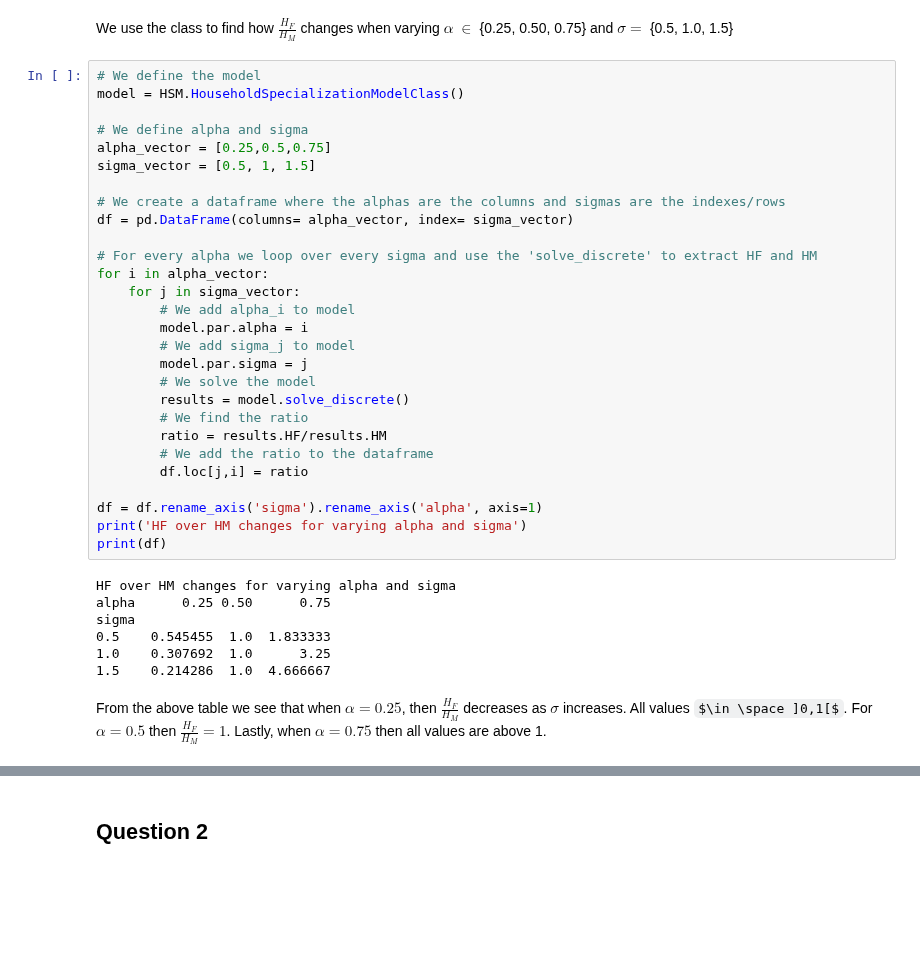
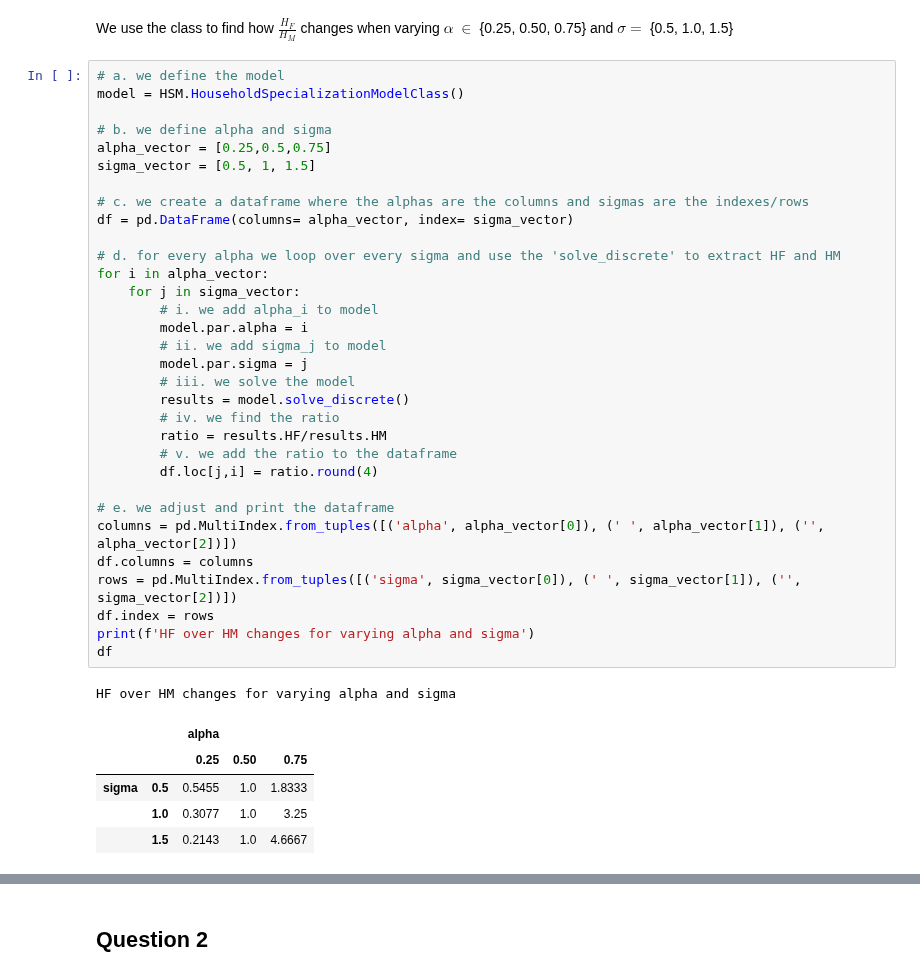
Before and after one commit to NumEconCopenhagen/projects-2023-cbjk, a Jupyter notebook: inauguralproject/inauguralproject.ipynb, the cells around one changed output, grey strips where cells are left out. Saved outputs shown, nothing was run; the diff lists cells and outputs as text; some formulas as TeX source; blank space fills up the shorter version.

```diff
--- a/inauguralproject/inauguralproject.ipynb
+++ b/inauguralproject/inauguralproject.ipynb
@@ -19,39 +20,41 @@ import HouseholdSpecializationModel as HSM
 # %% [markdown]
 We use the class to find how $\frac{H_F}{H_M}$ changes when varying $\alpha$ $\in$ {0.25, 0.50, 0.75} and $\sigma =$ {0.5, 1.0, 1.5}
 # %%
-# We define the model
+# a. we define the model
 model = HSM.HouseholdSpecializationModelClass()
 
-# We define alpha and sigma
+# b. we define alpha and sigma
 alpha_vector = [0.25,0.5,0.75]
 sigma_vector = [0.5, 1, 1.5]
 
-# We create a dataframe where the alphas are the columns and sigmas are the indexes/rows
+# c. we create a dataframe where the alphas are the columns and sigmas are the indexes/rows
 df = pd.DataFrame(columns= alpha_vector, index= sigma_vector)
 
-# For every alpha we loop over every sigma and use the 'solve_discrete' to extract HF and HM
+# d. for every alpha we loop over every sigma and use the 'solve_discrete' to extract HF and HM
 for i in alpha_vector:
     for j in sigma_vector:
-        # We add alpha_i to model
+        # i. we add alpha_i to model
         model.par.alpha = i
-        # We add sigma_j to model
+        # ii. we add sigma_j to model
         model.par.sigma = j
-        # We solve the model
+        # iii. we solve the model
         results = model.solve_discrete()
-        # We find the ratio
+        # iv. we find the ratio
         ratio = results.HF/results.HM
-        # We add the ratio to the dataframe
-        df.loc[j,i] = ratio
+        # v. we add the ratio to the dataframe
+        df.loc[j,i] = ratio.round(4)
 
-df = df.rename_axis('sigma').rename_axis('alpha', axis=1)
-print('HF over HM changes for varying alpha and sigma')
-print(df)
+# e. we adjust and print the dataframe
+columns = pd.MultiIndex.from_tuples([('alpha', alpha_vector[0]), (' ', alpha_vector[1]), ('', alpha_vector[2])])
+df.columns = columns
+rows = pd.MultiIndex.from_tuples([('sigma', sigma_vector[0]), (' ', sigma_vector[1]), ('', sigma_vector[2])])
+df.index = rows
+print(f'HF over HM changes for varying alpha and sigma')
+df
 # %% [output]
 HF over HM changes for varying alpha and sigma
-alpha      0.25 0.50      0.75
-sigma
-0.5    0.545455  1.0  1.833333
-1.0    0.307692  1.0      3.25
-1.5    0.214286  1.0  4.666667
+|  |  | alpha |  |  |
+|  |  | 0.25 | 0.50 | 0.75 |
+| sigma | 0.5 | 0.5455 | 1.0 | 1.8333 |
+|  | 1.0 | 0.3077 | 1.0 | 3.25 |
+|  | 1.5 | 0.2143 | 1.0 | 4.6667 |
-# %% [markdown]
-From the above table we see that when $\alpha = 0.25$, then $\frac{H_F}{H_M}$ decreases as $\sigma$ increases. All values $\in \space ]0,1[$. For $\alpha = 0.5$ then $\frac{H_F}{H_M} = 1$. Lastly, when $\alpha = 0.75$ then all values are above 1.
```
Also changed, not shown: parts of 13 cells of this notebook.
